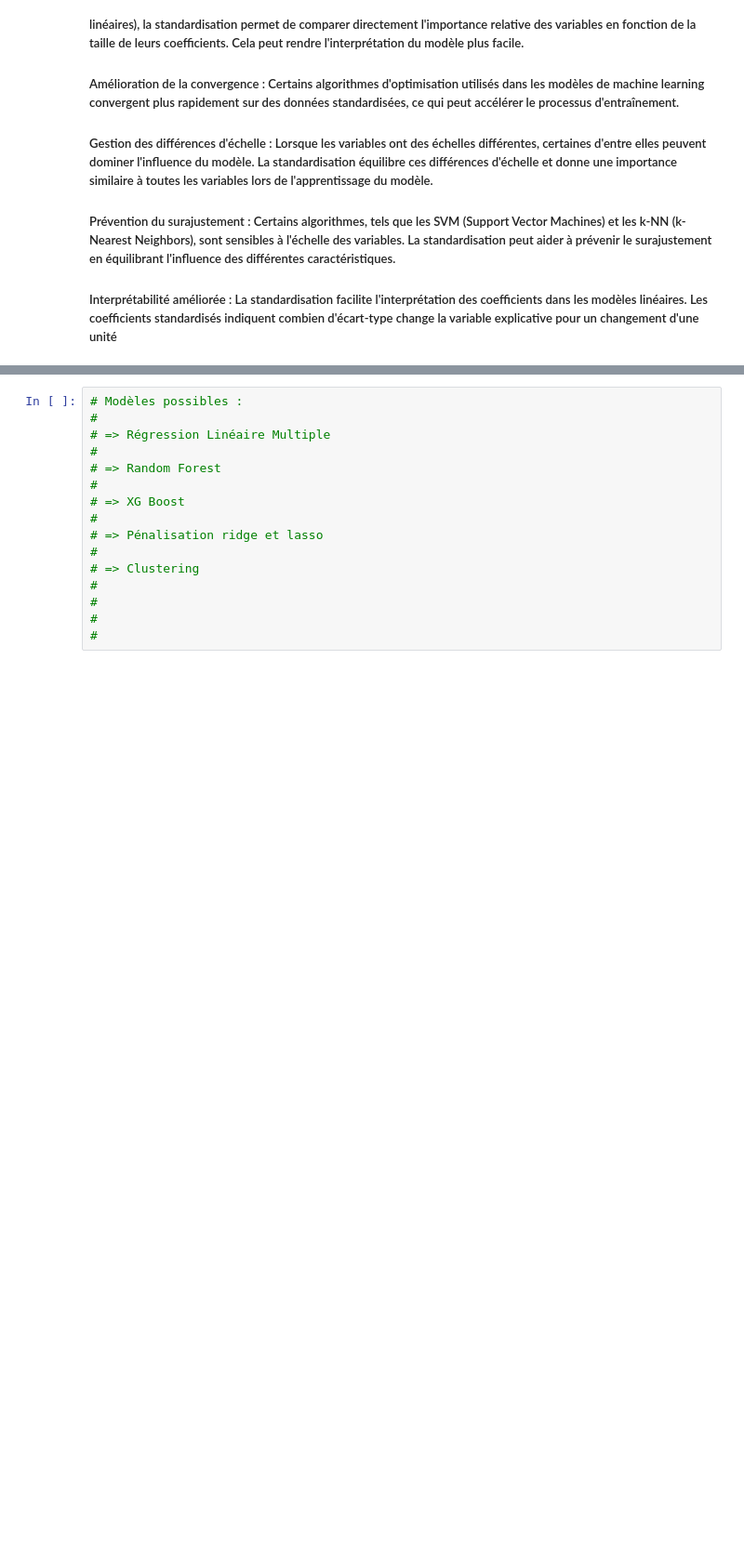
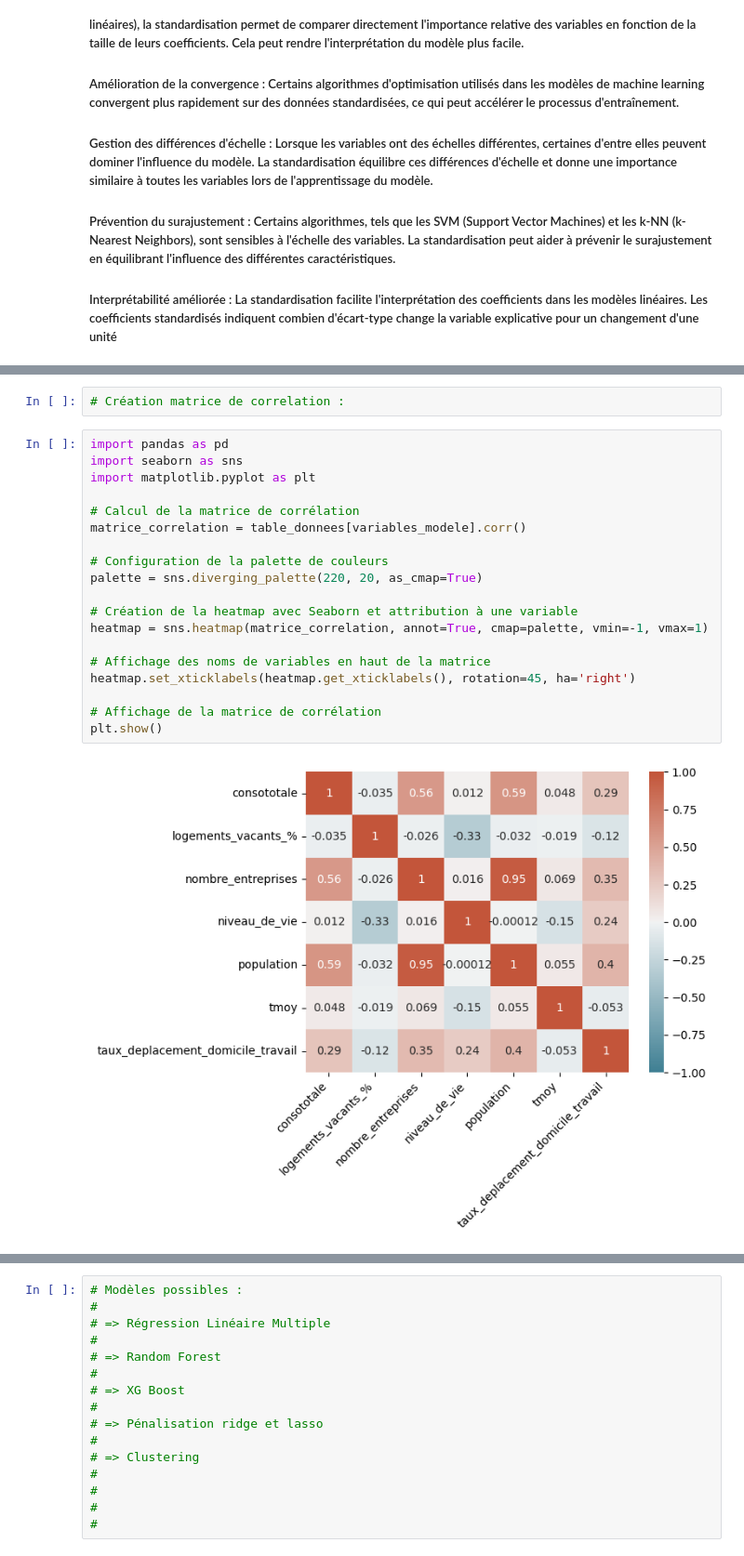
Before and after one commit to tgarnier067/Projet-Python-2023, a Jupyter notebook: Notebook_unique_a_renommer.ipynb, the cells around one changed output, grey strips where cells are left out. Shown: that part at 93% size. Cells and saved outputs as stored; diff of their text form; blank space fills up the shorter version.

```diff
--- a/Notebook_unique_a_renommer.ipynb
+++ b/Notebook_unique_a_renommer.ipynb
@@ -816,0 +824,23 @@ table_donnees
+# %%
+# Création matrice de correlation :
+# %%
+import pandas as pd
+import seaborn as sns
+import matplotlib.pyplot as plt
+
+# Calcul de la matrice de corrélation
+matrice_correlation = table_donnees[variables_modele].corr()
+
+# Configuration de la palette de couleurs
+palette = sns.diverging_palette(220, 20, as_cmap=True)
+
+# Création de la heatmap avec Seaborn et attribution à une variable
+heatmap = sns.heatmap(matrice_correlation, annot=True, cmap=palette, vmin=-1, vmax=1)
+
+# Affichage des noms de variables en haut de la matrice
+heatmap.set_xticklabels(heatmap.get_xticklabels(), rotation=45, ha='right')
+
+# Affichage de la matrice de corrélation
+plt.show()
+# %% [output]
+[figure, added]
```
Also changed, not shown: parts of 21 cells of this notebook.
